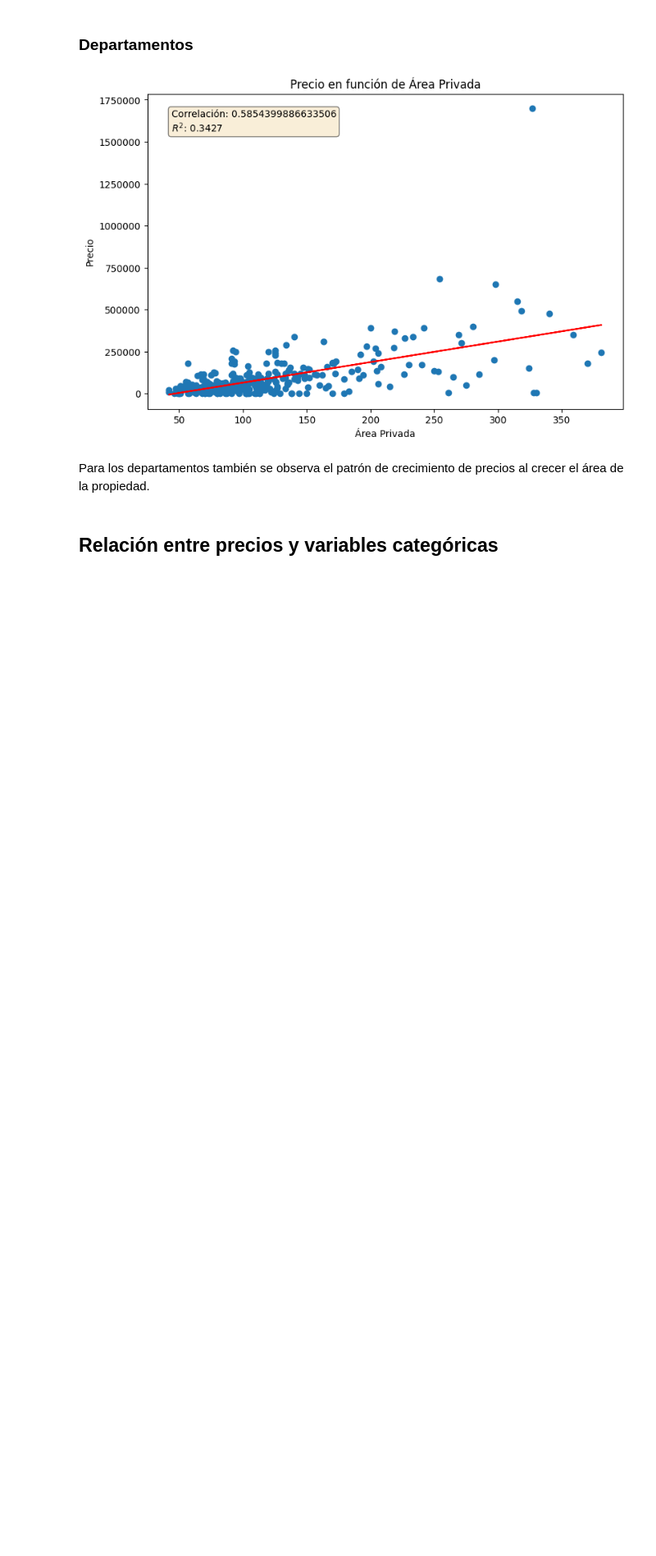
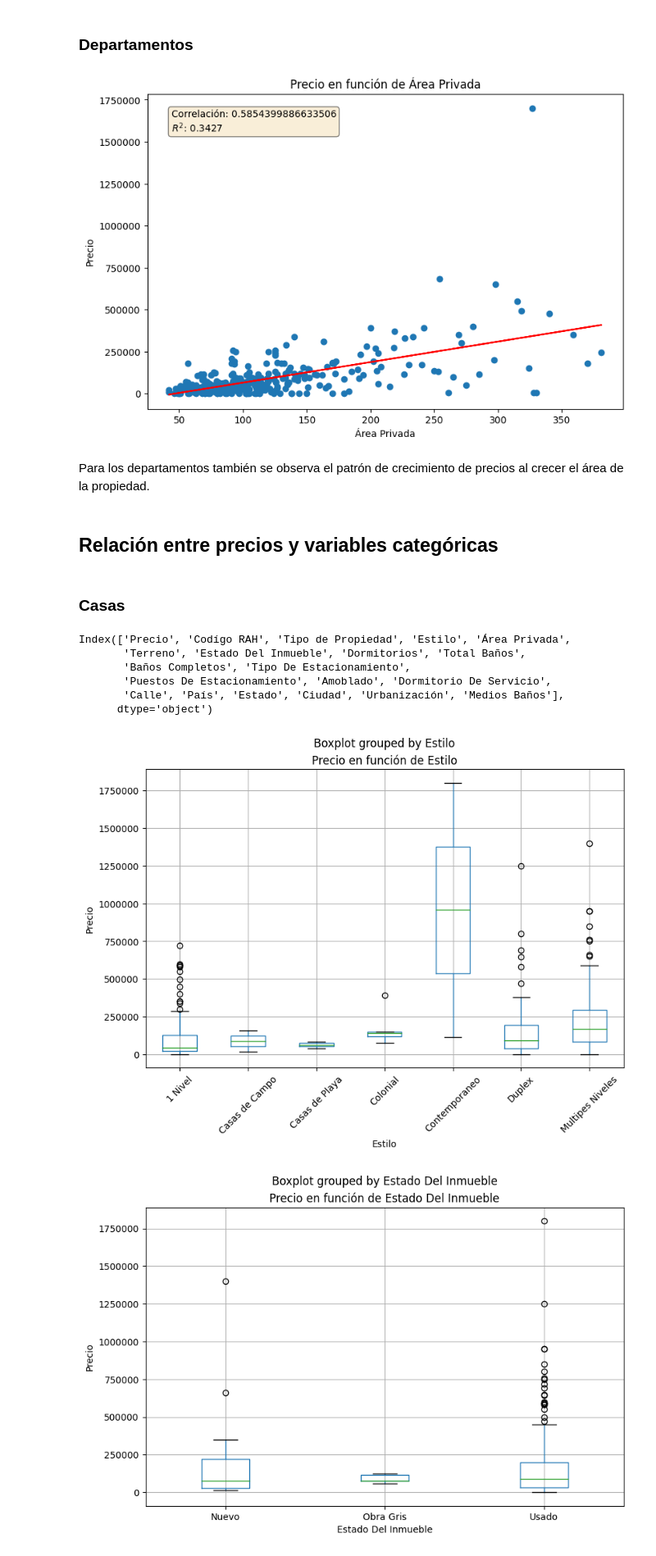
Before and after one commit to jmartinelena/propiedades-venezuela, a Jupyter notebook: data_analysis.ipynb, the cells around one changed output. Shown at 82% size. Cells and saved outputs as stored; diff of their text form; code cells hidden in the pictures; blank space fills up the shorter version.

Commit message:
Analizo relaciones para el precio de las casas

```diff
--- a/data_analysis.ipynb
+++ b/data_analysis.ipynb
@@ -332,3 +333,41 @@ graph_numeric_relations(apartments, ['Área Privada'])
 Para los departamentos también se observa el patrón de crecimiento de precios al crecer el área de la propiedad.
 # %% [markdown]
 ## Relación entre precios y variables categóricas
+# %%
+def graph_categorical_relations(df, features):
+    for col in features:
+        fig = plt.figure(figsize=(9,6))
+        ax = fig.gca()
+
+        df.boxplot(column = 'Precio', by = col, ax=ax)
+        ax.set_ylabel('Precio')
+        ax.get_yaxis().set_major_formatter(lambda x, pos: f'{x:.0f}')
+
+        if len(ax.get_xticklabels()) > 10 and any([len(str(label.get_text())) >= 5 for label in ax.get_xticklabels()]):
+            ax.set_xticklabels(ax.get_xticklabels(), rotation = 90)
+        elif len(ax.get_xticklabels()) > 5 and any([len(str(label.get_text())) >= 5 for label in ax.get_xticklabels()]):
+            ax.set_xticklabels(ax.get_xticklabels(), rotation = 45)
+
+        ax.set_title('Precio en función de ' + col)
+    plt.show()
+# %% [markdown]
+### Casas
+# %%
+houses.columns
+# %% [output]
+Index(['Precio', 'Codígo RAH', 'Tipo de Propiedad', 'Estilo', 'Área Privada',
+       'Terreno', 'Estado Del Inmueble', 'Dormitorios', 'Total Baños',
+       'Baños Completos', 'Tipo De Estacionamiento',
+       'Puestos De Estacionamiento', 'Amoblado', 'Dormitorio De Servicio',
+       'Calle', 'País', 'Estado', 'Ciudad', 'Urbanización', 'Medios Baños'],
+      dtype='object')
+# %%
+houses_cat_features = [col for col in houses.columns
+                      if col not in ['Precio', 'Área Privada', 'Terreno', 'Codígo RAH', 'Calle', 'País', 'Urbanización', 'Tipo de Propiedad'] ]
+apartments_cat_features = [col for col in apartments.columns
+                      if col not in ['Precio', 'Área Privada', 'Terreno', 'Codígo RAH', 'Calle', 'País', 'Urbanización', 'Tipo de Propiedad'] ]
+# %%
+graph_categorical_relations(houses, houses_cat_features)
+# %% [output]
+[figure, added]
+[figure, added]
```
Also changed, not shown: parts of 4 cells of this notebook.
